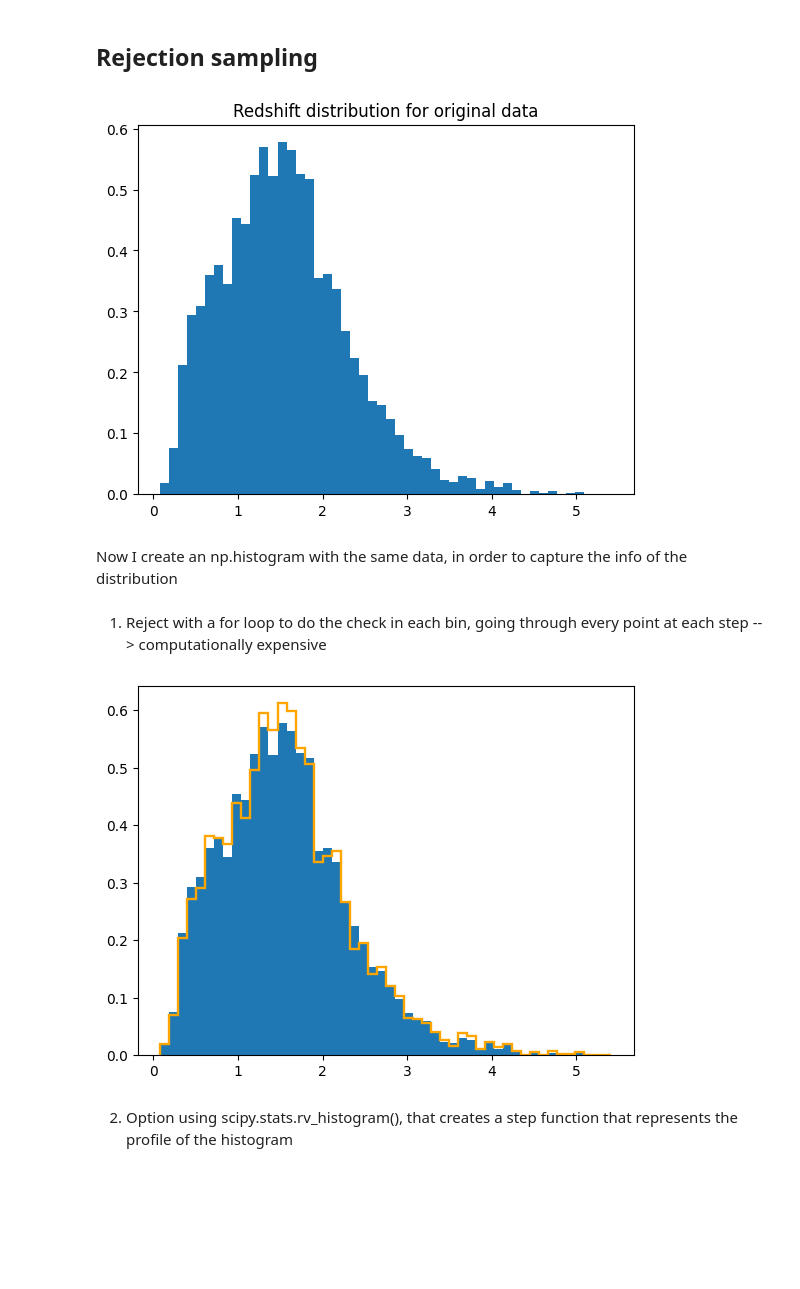
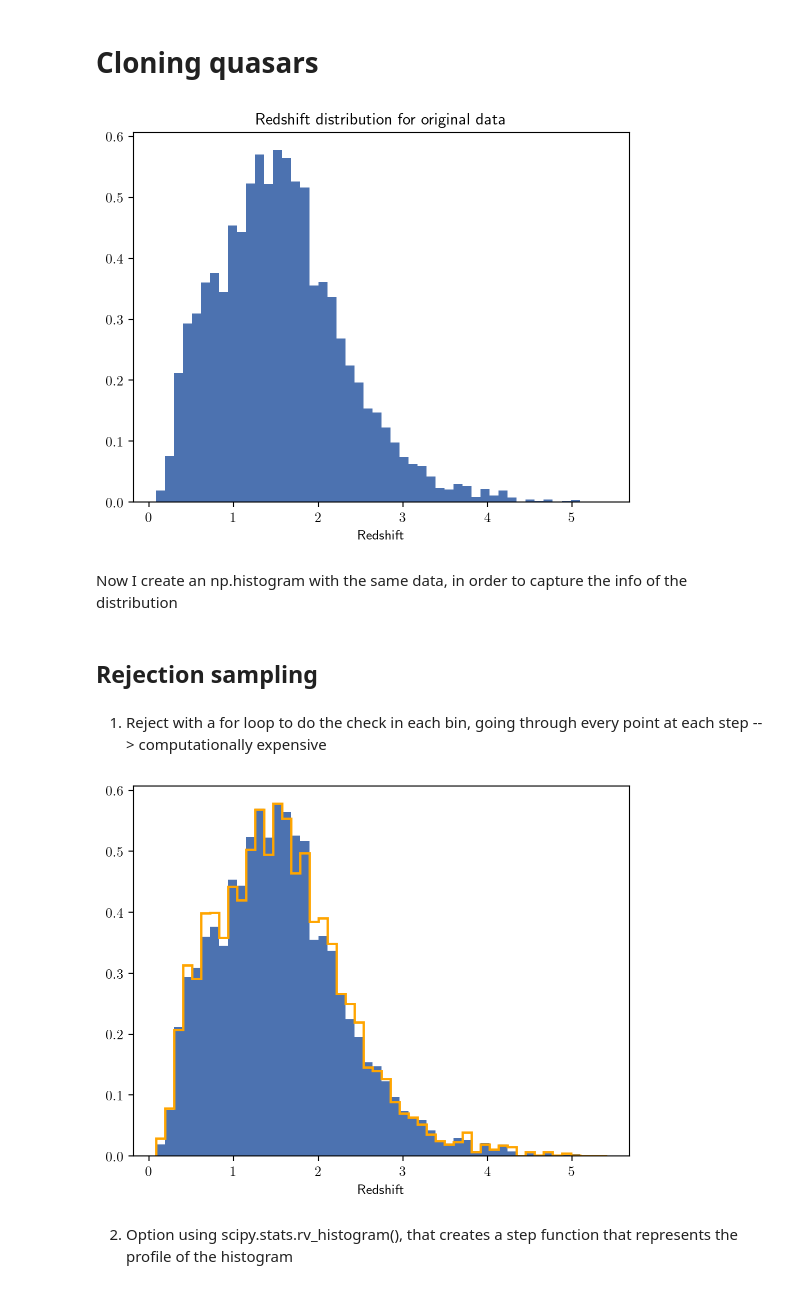
Before and after one commit to GiuliaConti/astrostatistics_bicocca_2024, a Jupyter notebook: working/E05_L04_sampling.ipynb, the cells around one changed output. Drawn from its saved outputs; the diff is of its cells as text; code cells hidden in the pictures; blank space fills up the shorter version.

Commit message:
Small corrections for visual output

```diff
--- a/working/E05_L04_sampling.ipynb
+++ b/working/E05_L04_sampling.ipynb
@@ -1,7 +1,14 @@
+# %% [markdown]
+# Cloning quasars
 # %%
 import numpy as np
 import scipy.stats
 import pylab as plt
+
+plt.style.use('seaborn-v0_8-deep')
+plt.rc('text', usetex=True)
+%matplotlib inline
+%config InlineBackend.figure_format='retina'
 # %%
 from astroML.datasets import fetch_dr7_quasar
 
@@ -12,16 +19,15 @@ data = fetch_dr7_quasar()
 data = data[:10000]
 
 z = data['redshift']
-# %% [markdown]
-## Rejection sampling
 # %%
 # Normalize the hist to have a pdf
 nbin = 50
 plt.hist(z, nbin, density=True)
 plt.title('Redshift distribution for original data')
+plt.xlabel('Redshift')
 plt.show()
 # %% [output]
-[figure, old version]
+[figure, new version]
 # %% [markdown]
 Now I create an np.histogram with the same data, in order to capture the info of the distribution
 # %%
@@ -32,6 +38,8 @@ y, x = np.histogram(z, bins=nbin, density=True)
 xmin = np.min(x)
 xmax = np.max(x)
 ymax = np.max(y)
+# %% [markdown]
+## Rejection sampling
 # %%
 Nt = 100000
 
@@ -52,10 +60,11 @@ for t in range(Nt):
 # %%
 plt.hist(z, nbin, density=True)
 plt.hist(xnew, bins=x, density=True, color='orange',  histtype='step', linewidth=1.7) # stesso binning dei dati iniziali, altrimenti sballa
 #plt.plot(xplot,y)
+plt.xlabel('Redshift')
 plt.show()
 # %% [output]
-[figure, old version]
+[figure, new version]
 # %% [markdown]
 2. Option using scipy.stats.rv_histogram(), that creates a step function that represents the profile of the histogram
 # %%
```
Also changed, not shown: parts of 10 cells of this notebook, 1 other file.
